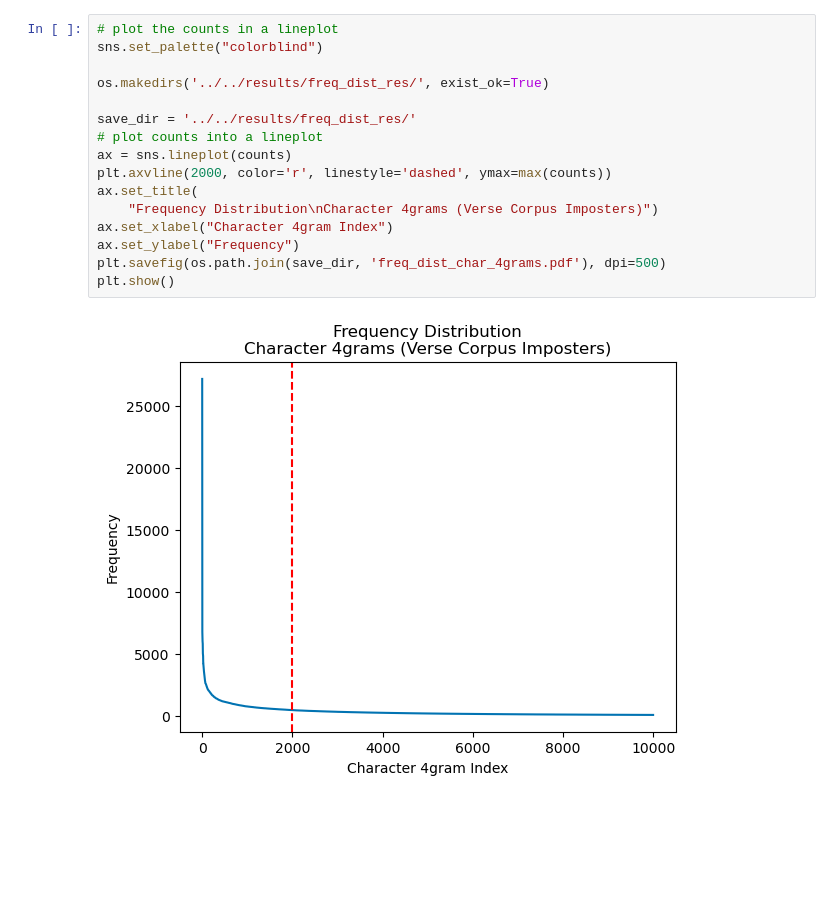
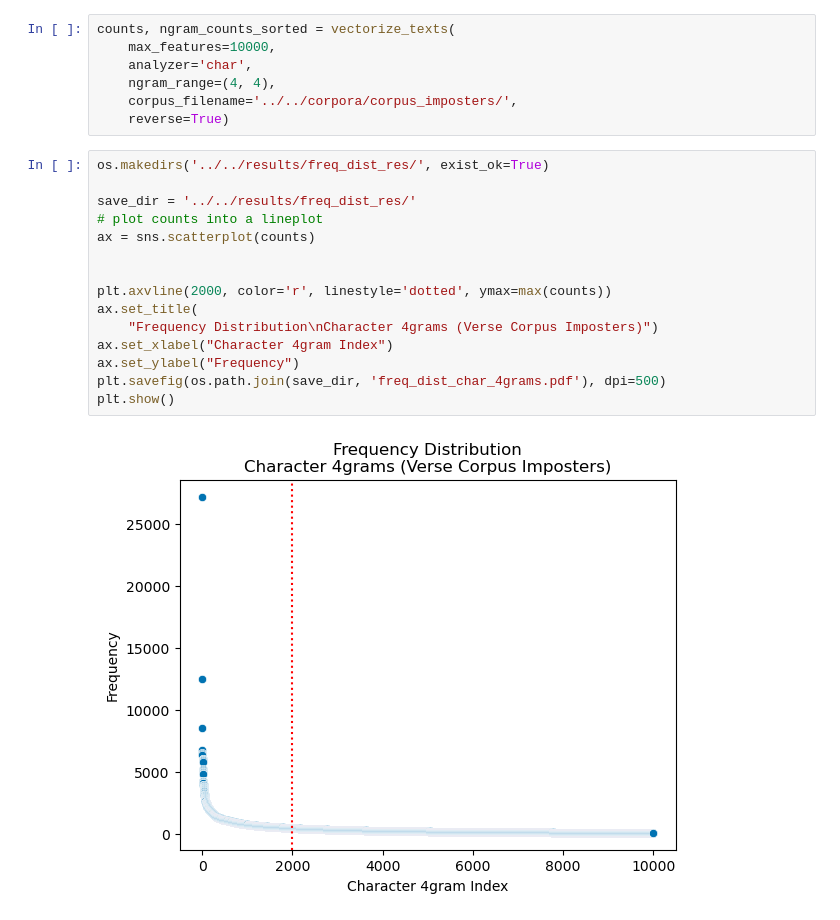
Before and after one commit to PaschalisAg/seneca_stylometry, a Jupyter notebook: analysis/code/freq_line/freq_line_plot_mfc_4grams.ipynb, the cells around one changed output. Cells and saved outputs as stored; diff of their text form; blank space fills up the shorter version.

Commit message:
update plot for freq dist corpus

```diff
--- a/analysis/code/freq_line/freq_line_plot_mfc_4grams.ipynb
+++ b/analysis/code/freq_line/freq_line_plot_mfc_4grams.ipynb
@@ -82,18 +75,24 @@ counts, ngram_counts_sorted = vectorize_texts(
+# %%
+counts, ngram_counts_sorted = vectorize_texts(
+    max_features=10000,
+    analyzer='char',
+    ngram_range=(4, 4),
+    corpus_filename='../../corpora/corpus_imposters/',
+    reverse=True)
 # %%
-# plot the counts in a lineplot
-sns.set_palette("colorblind")
-
 os.makedirs('../../results/freq_dist_res/', exist_ok=True)
 
 save_dir = '../../results/freq_dist_res/'
 # plot counts into a lineplot
-ax = sns.lineplot(counts)
-plt.axvline(2000, color='r', linestyle='dashed', ymax=max(counts))
+ax = sns.scatterplot(counts)
+
+
+plt.axvline(2000, color='r', linestyle='dotted', ymax=max(counts))
 ax.set_title(
     "Frequency Distribution\nCharacter 4grams (Verse Corpus Imposters)")
 ax.set_xlabel("Character 4gram Index")
 ax.set_ylabel("Frequency")
 plt.savefig(os.path.join(save_dir, 'freq_dist_char_4grams.pdf'), dpi=500)
 plt.show()
 # %% [output]
-[figure, old version]
+[figure, new version]
```
Also changed, not shown: parts of 6 cells of this notebook, 2 other files.
